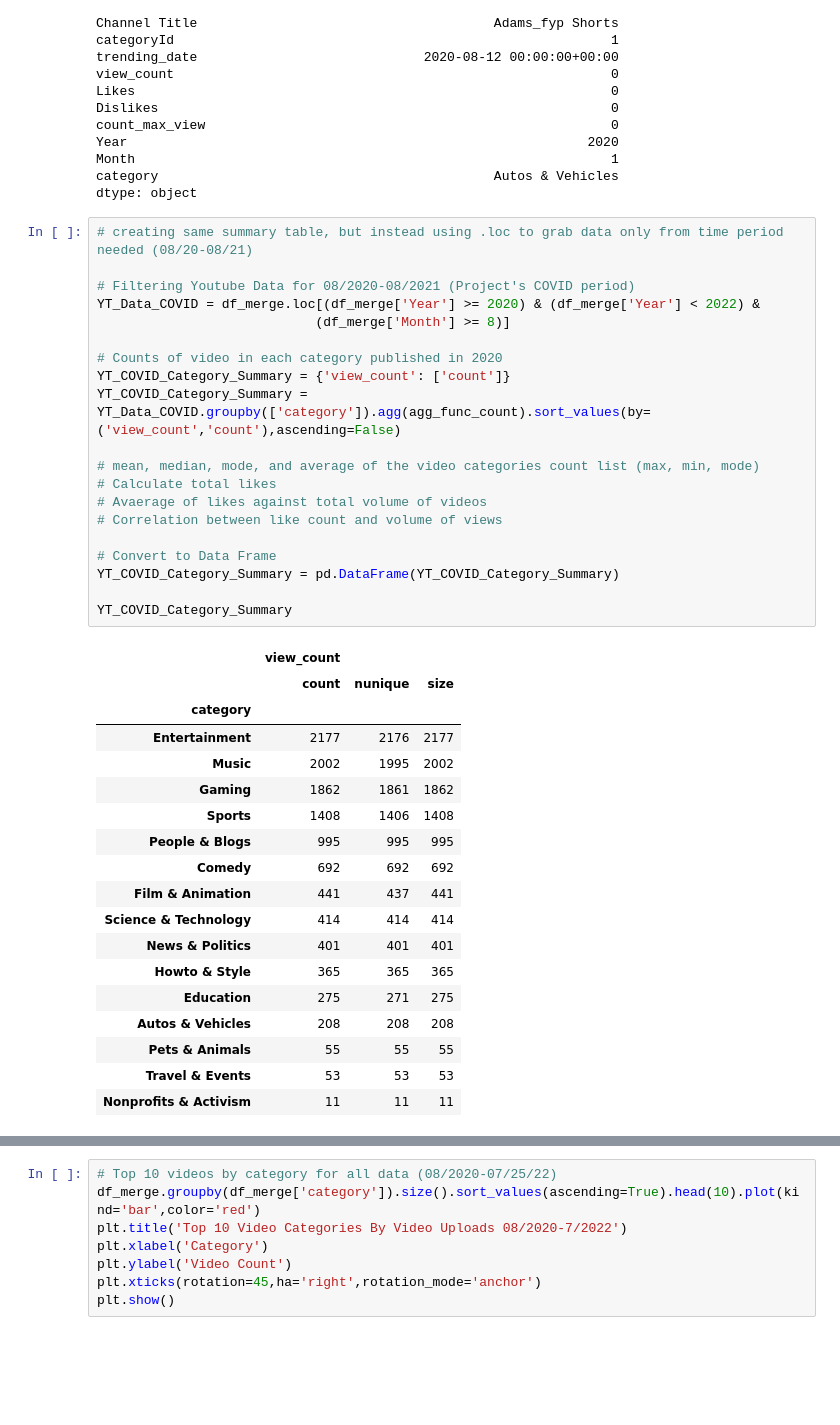
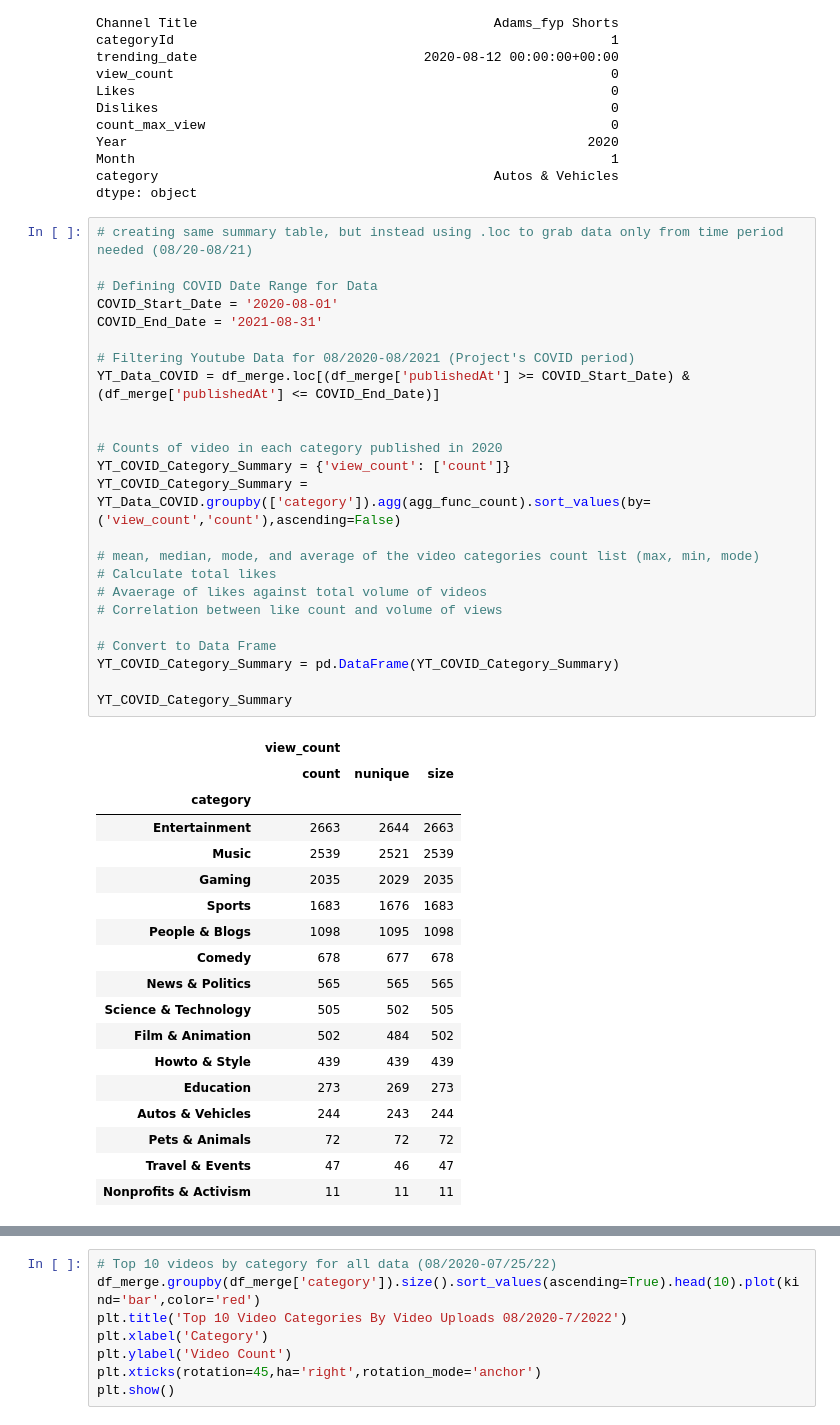
Before and after one commit to robertfben/Covid-Vs.-YouTube-Let-s-get-this-Bread, a Jupyter notebook: Bobby_Update.ipynb, the cells around one changed output, grey strips where cells are left out. Drawn from its saved outputs; the diff is of its cells as text; blank space fills up the shorter version.

```diff
--- a/Bobby_Update.ipynb
+++ b/Bobby_Update.ipynb
@@ -355,40 +359,44 @@ dtype: object
 # %%
 # creating same summary table, but instead using .loc to grab data only from time period needed (08/20-08/21)
 
+# Defining COVID Date Range for Data
+COVID_Start_Date = '2020-08-01'
+COVID_End_Date = '2021-08-31'
+
 # Filtering Youtube Data for 08/2020-08/2021 (Project's COVID period)
-YT_Data_COVID = df_merge.loc[(df_merge['Year'] >= 2020) & (df_merge['Year'] < 2022) &
-                            (df_merge['Month'] >= 8)]
+YT_Data_COVID = df_merge.loc[(df_merge['publishedAt'] >= COVID_Start_Date) & (df_merge['publishedAt'] <= COVID_End_Date)]
+
 
 # Counts of video in each category published in 2020
 YT_COVID_Category_Summary = {'view_count': ['count']}
 YT_COVID_Category_Summary = YT_Data_COVID.groupby(['category']).agg(agg_func_count).sort_values(by=('view_count','count'),ascending=False)
 
 # mean, median, mode, and average of the video categories count list (max, min, mode)
 # Calculate total likes
 # Avaerage of likes against total volume of videos
 # Correlation between like count and volume of views
 
 # Convert to Data Frame
 YT_COVID_Category_Summary = pd.DataFrame(YT_COVID_Category_Summary)
 
 YT_COVID_Category_Summary
 # %% [output]
 |  | view_count |  |  |
 |  | count | nunique | size |
 | category |  |  |  |
-| Entertainment | 2177 | 2176 | 2177 |
-| Music | 2002 | 1995 | 2002 |
-| Gaming | 1862 | 1861 | 1862 |
-| Sports | 1408 | 1406 | 1408 |
-| People & Blogs | 995 | 995 | 995 |
-| Comedy | 692 | 692 | 692 |
-| Film & Animation | 441 | 437 | 441 |
-| Science & Technology | 414 | 414 | 414 |
-| News & Politics | 401 | 401 | 401 |
-| Howto & Style | 365 | 365 | 365 |
-| Education | 275 | 271 | 275 |
-| Autos & Vehicles | 208 | 208 | 208 |
-| Pets & Animals | 55 | 55 | 55 |
-| Travel & Events | 53 | 53 | 53 |
+| Entertainment | 2663 | 2644 | 2663 |
+| Music | 2539 | 2521 | 2539 |
+| Gaming | 2035 | 2029 | 2035 |
+| Sports | 1683 | 1676 | 1683 |
+| People & Blogs | 1098 | 1095 | 1098 |
+| Comedy | 678 | 677 | 678 |
+| News & Politics | 565 | 565 | 565 |
+| Science & Technology | 505 | 502 | 505 |
+| Film & Animation | 502 | 484 | 502 |
+| Howto & Style | 439 | 439 | 439 |
+| Education | 273 | 269 | 273 |
+| Autos & Vehicles | 244 | 243 | 244 |
+| Pets & Animals | 72 | 72 | 72 |
+| Travel & Events | 47 | 46 | 47 |
 | Nonprofits & Activism | 11 | 11 | 11 |
 # %%
```
Also changed, not shown: parts of 15 cells of this notebook.
